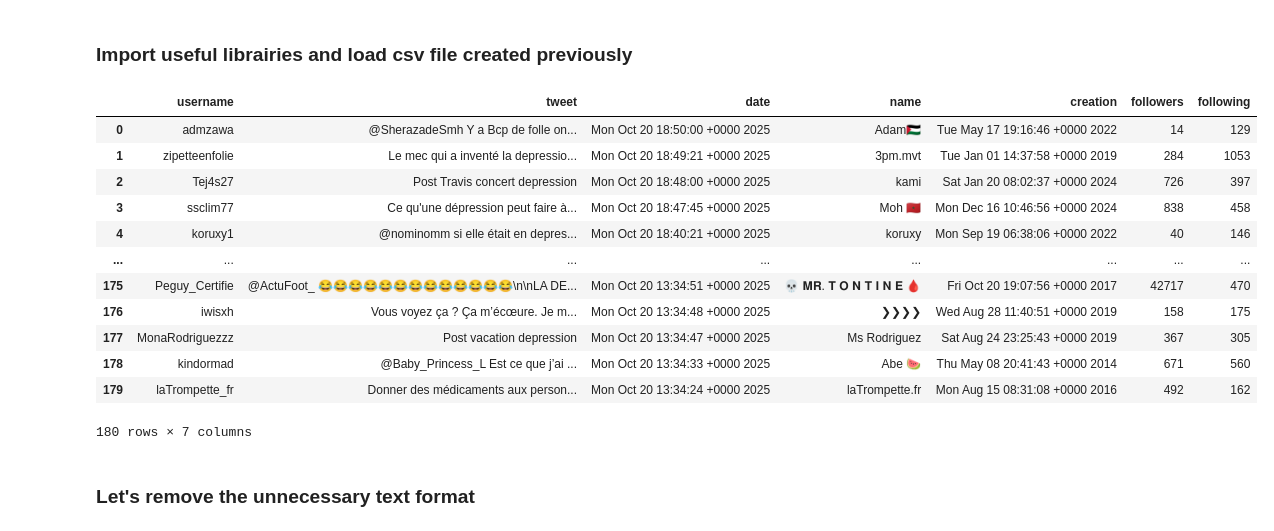
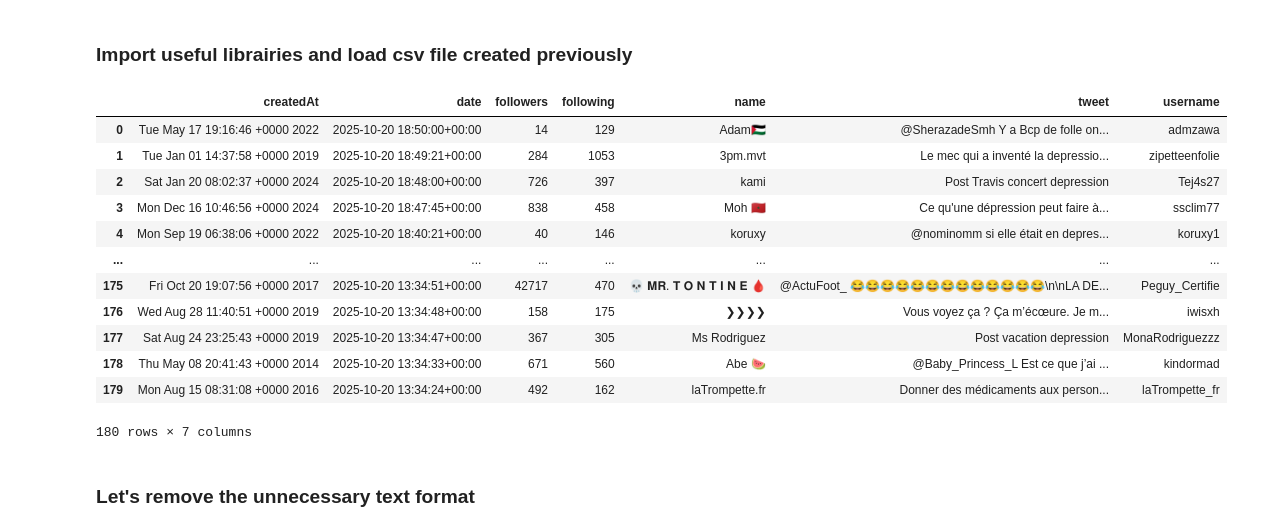
Before and after one commit to dev-byTN/Web-Scrapping, a Jupyter notebook: cleaning.ipynb, the cells around one changed output. Drawn from its saved outputs; the diff is of its cells as text; code cells hidden in the pictures.

Commit message:
change way of saving tweets

```diff
--- a/cleaning.ipynb
+++ b/cleaning.ipynb
@@ -4,21 +4,21 @@
 import pandas as pd
 import numpy as np
 # %%
-dt = pd.read_csv("dirtytweets.csv")
+dt = pd.read_json("test.json")
 dt
 # %% [output]
-|  | username | tweet | date | name | creation | followers | following |
-| 0 | admzawa | @SherazadeSmh Y a Bcp de folle on... | Mon Oct 20 18:50:00 +0000 2025 | Adam🇵🇸 | Tue May 17 19:16:46 +0000 2022 | 14 | 129 |
-| 1 | zipetteenfolie | Le mec qui a inventé la depressio... | Mon Oct 20 18:49:21 +0000 2025 | 3pm.mvt | Tue Jan 01 14:37:58 +0000 2019 | 284 | 1053 |
-| 2 | Tej4s27 | Post Travis concert depression | Mon Oct 20 18:48:00 +0000 2025 | kami | Sat Jan 20 08:02:37 +0000 2024 | 726 | 397 |
-| 3 | ssclim77 | Ce qu'une dépression peut faire à... | Mon Oct 20 18:47:45 +0000 2025 | Moh 🇲🇦 | Mon Dec 16 10:46:56 +0000 2024 | 838 | 458 |
-| 4 | koruxy1 | @nominomm si elle était en depres... | Mon Oct 20 18:40:21 +0000 2025 | koruxy | Mon Sep 19 06:38:06 +0000 2022 | 40 | 146 |
+|  | createdAt | date | followers | following | name | tweet | username |
+| 0 | Tue May 17 19:16:46 +0000 2022 | 2025-10-20 18:50:00+00:00 | 14 | 129 | Adam🇵🇸 | @SherazadeSmh Y a Bcp de folle on... | admzawa |
+| 1 | Tue Jan 01 14:37:58 +0000 2019 | 2025-10-20 18:49:21+00:00 | 284 | 1053 | 3pm.mvt | Le mec qui a inventé la depressio... | zipetteenfolie |
+| 2 | Sat Jan 20 08:02:37 +0000 2024 | 2025-10-20 18:48:00+00:00 | 726 | 397 | kami | Post Travis concert depression | Tej4s27 |
+| 3 | Mon Dec 16 10:46:56 +0000 2024 | 2025-10-20 18:47:45+00:00 | 838 | 458 | Moh 🇲🇦 | Ce qu'une dépression peut faire à... | ssclim77 |
+| 4 | Mon Sep 19 06:38:06 +0000 2022 | 2025-10-20 18:40:21+00:00 | 40 | 146 | koruxy | @nominomm si elle était en depres... | koruxy1 |
 | ... | ... | ... | ... | ... | ... | ... | ... |
-| 175 | Peguy_Certifie | @ActuFoot_ 😂😂😂😂😂😂😂😂😂😂😂😂😂\n\nLA DE... | Mon Oct 20 13:34:51 +0000 2025 | 💀 𝐌𝐑. 𝐓 𝐎 𝐍 𝐓 𝐈 𝐍 𝐄 🩸 | Fri Oct 20 19:07:56 +0000 2017 | 42717 | 470 |
-| 176 | iwisxh | Vous voyez ça ? Ça m’écœure. Je m... | Mon Oct 20 13:34:48 +0000 2025 | ❯❯❯❯ | Wed Aug 28 11:40:51 +0000 2019 | 158 | 175 |
-| 177 | MonaRodriguezzz | Post vacation depression | Mon Oct 20 13:34:47 +0000 2025 | Ms Rodriguez | Sat Aug 24 23:25:43 +0000 2019 | 367 | 305 |
-| 178 | kindormad | @Baby_Princess_L Est ce que j’ai ... | Mon Oct 20 13:34:33 +0000 2025 | Abe 🍉 | Thu May 08 20:41:43 +0000 2014 | 671 | 560 |
-| 179 | laTrompette_fr | Donner des médicaments aux person... | Mon Oct 20 13:34:24 +0000 2025 | laTrompette.fr | Mon Aug 15 08:31:08 +0000 2016 | 492 | 162 |
+| 175 | Fri Oct 20 19:07:56 +0000 2017 | 2025-10-20 13:34:51+00:00 | 42717 | 470 | 💀 𝐌𝐑. 𝐓 𝐎 𝐍 𝐓 𝐈 𝐍 𝐄 🩸 | @ActuFoot_ 😂😂😂😂😂😂😂😂😂😂😂😂😂\n\nLA DE... | Peguy_Certifie |
+| 176 | Wed Aug 28 11:40:51 +0000 2019 | 2025-10-20 13:34:48+00:00 | 158 | 175 | ❯❯❯❯ | Vous voyez ça ? Ça m’écœure. Je m... | iwisxh |
+| 177 | Sat Aug 24 23:25:43 +0000 2019 | 2025-10-20 13:34:47+00:00 | 367 | 305 | Ms Rodriguez | Post vacation depression | MonaRodriguezzz |
+| 178 | Thu May 08 20:41:43 +0000 2014 | 2025-10-20 13:34:33+00:00 | 671 | 560 | Abe 🍉 | @Baby_Princess_L Est ce que j’ai ... | kindormad |
+| 179 | Mon Aug 15 08:31:08 +0000 2016 | 2025-10-20 13:34:24+00:00 | 492 | 162 | laTrompette.fr | Donner des médicaments aux person... | laTrompette_fr |
 180 rows × 7 columns
 # %% [markdown]
 <h3>Let's remove the unnecessary text format</h3>
```
Also changed, not shown: 2 other files.
